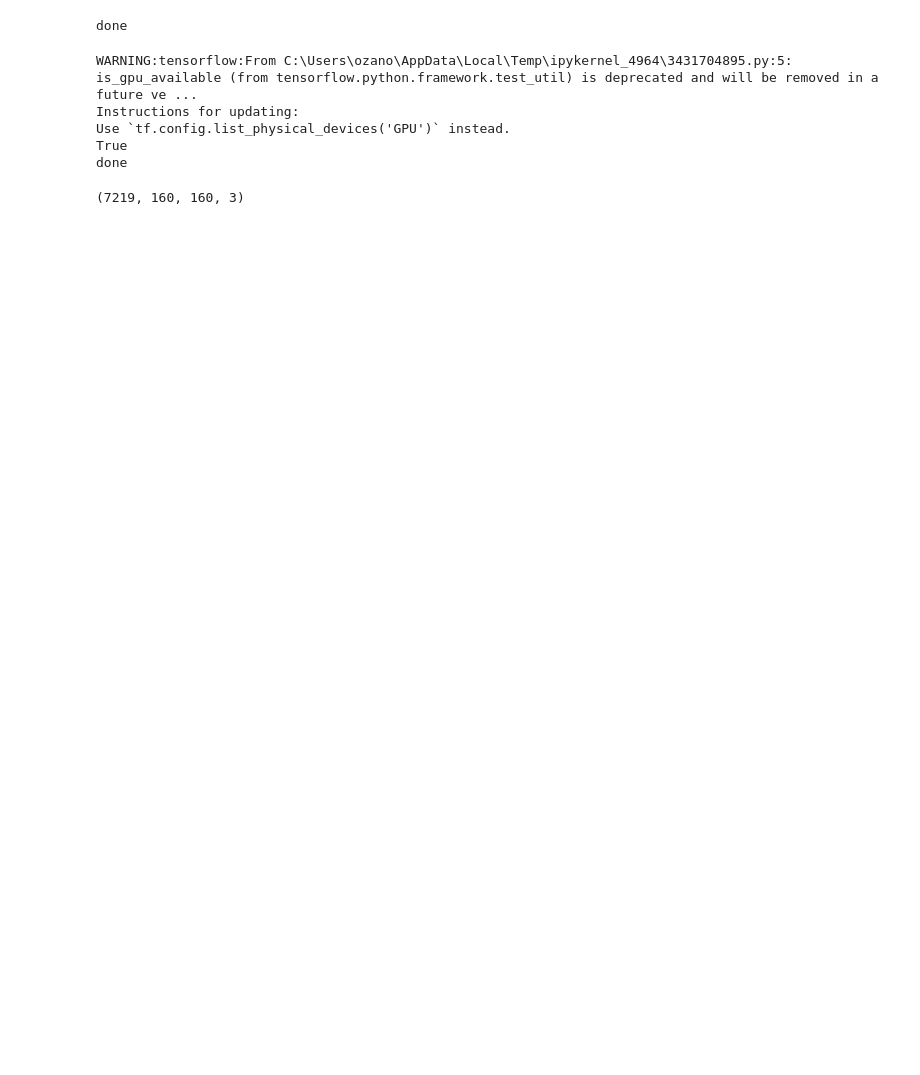
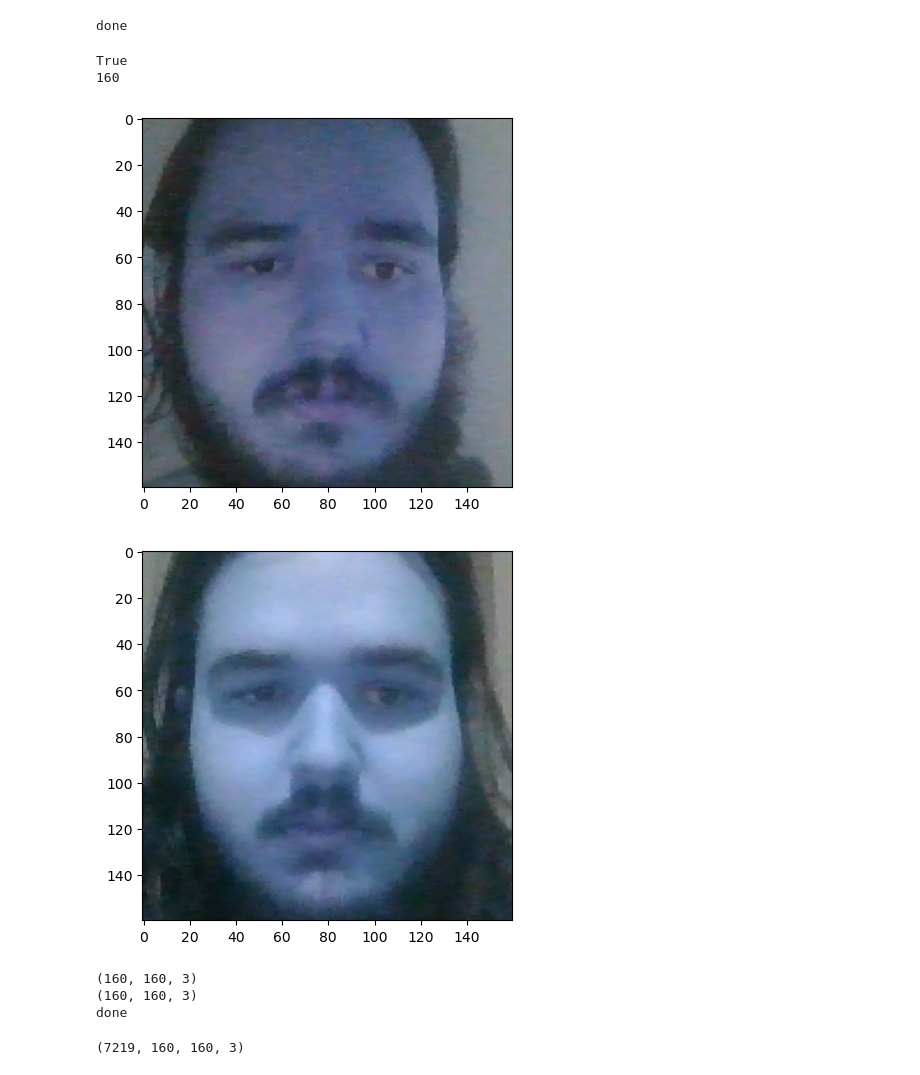
Before and after one commit to logicdeveloperTR/Manually-Created-Face-Recognition-Model, a Jupyter notebook: face_recognition.ipynb, the cells around one changed output. Cells and saved outputs as stored; diff of their text form; code cells hidden in the pictures; blank space fills up the shorter version.

```diff
--- a/face_recognition.ipynb
+++ b/face_recognition.ipynb
@@ -32,50 +33,52 @@ path_ ="./Humans"
 pathes=os.listdir("./Humans")
 images_negative=[]
 im_1, im_2 = cv2.imread('./positive_anchor/photo_positive.jpg'), cv2.imread('./positive_anchor/photo_anchor.jpg')
-im_1, im_2 = cv2.resize(im_1, (160, 160)), cv2.resize(im_2, (160, 160))
 im_1_c, im_2_c = cv2.cvtColor(im_1, cv2.COLOR_BGR2GRAY), cv2.cvtColor(im_2, cv2.COLOR_BGR2GRAY)
 faces_1, faces_2 = face_cascade.detectMultiScale(im_1_c, 1.1, 4), face_cascade.detectMultiScale(im_2_c, 1.1, 4)
 photo_1, photo_2 = None, None
 for (x, y, w, h) in faces_1:
-    photo_1=im_1[x:x+w, y:y+h, :]
+    photo_1=im_1[y:y+h,x:x+w,:]
     photo_1=cv2.resize(photo_1, (160, 160))
 for (x, y, w, h) in faces_2:
-    photo_2=im_2[x:x+w, y:y+h, :]
+    photo_2=im_2[y:y+h,x:x+w, :]
     photo_2=cv2.resize(photo_2, (160, 160))
-cv2.imshow("Photo - 1",photo_1)
-cv2.imshow("Photo - 2", photo_2)
-im1_, im_2 = np.array(photo_1).astype(np.float32), np.array(photo_2).astype(np.float32)
-positive, anchor = im_1/255.0, im_2/255.0
+print(len(photo_1))
+plt.imshow(np.array(photo_1))
+plt.show()
+plt.imshow(np.array(photo_2))
+plt.show()
 
-i=1
-z=0
-l=len(pathes)/100
+im1_, im2_ = photo_1.astype(np.float32), photo_2.astype(np.float32)
+positive, anchor = im1_/255.0, im2_/255.0
+print(im1_.shape)
+print(positive.shape)
+
 gc.collect()
-z=0
 for path in pathes:
 
     name, ext = os.path.splitext(path)
     im = cv2.imread(path_+"/"+path)
     n=cv2.resize(im, (160, 160))
     gray = cv2.cvtColor(n, cv2.COLOR_BGR2GRAY)
     faces = face_cascade.detectMultiScale(gray, 1.1, 4)
     for (x, y, w, h) in faces:
-        photo=n[x:x+w,y:y+h, :]
+        photo=n[y:y+h,x:x+w, :]
         photo=cv2.resize(photo, (160, 160))
     im_ = photo.astype(np.float32)
     im_ = im_/255.0
     del im
     del n
     images_negative.append(im_)
-    z=z+1
 images_negative=np.array(images_negative).astype(np.float32)
 print("done")
 # %% [output]
-WARNING:tensorflow:From C:\Users\ozano\AppData\Local\Temp\ipykernel_4964\3431704895.py:5: is_gpu_available (from tensorflow.python.framework.test_util) is deprecated and will be removed in a future ve ...
-Instructions for updating:
-Use `tf.config.list_physical_devices('GPU')` instead.
 True
-done
+160
+[figure, added]
+[figure, added]
+(160, 160, 3)
+(160, 160, 3)
+done
 # %%
 images_negative.shape
 # %% [output]
```
Also changed, not shown: parts of 4 cells of this notebook, 1 other file.
